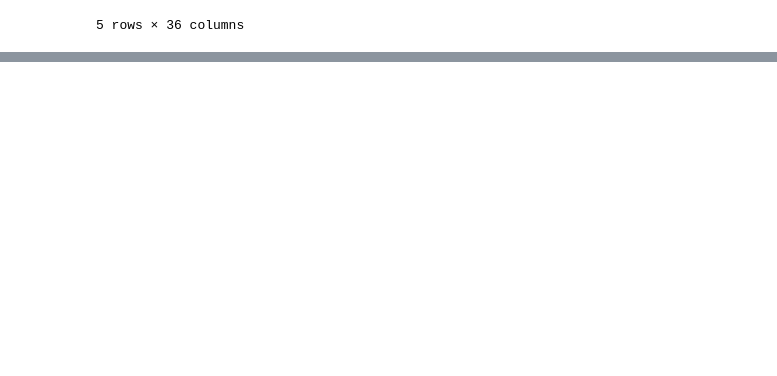
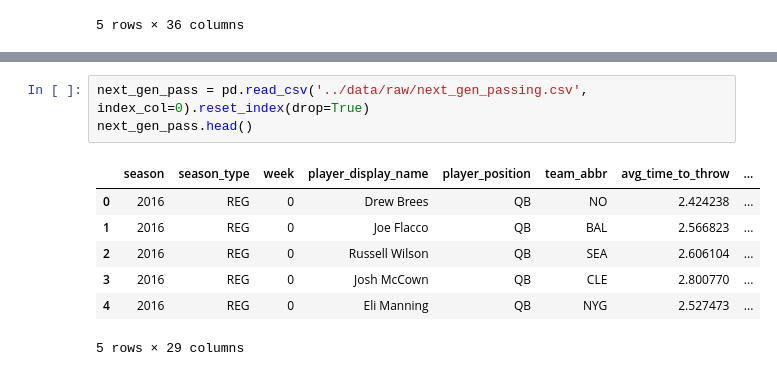
Before and after one commit to alexanderjireland/ff-draft-optimizer, a Jupyter notebook: notebooks/eda.ipynb, the cells around one changed output, grey strips where cells are left out. Drawn from its saved outputs; the diff is of its cells as text; blank space fills up the shorter version.

```diff
--- a/notebooks/eda.ipynb
+++ b/notebooks/eda.ipynb
@@ -348,0 +70,11 @@ rosters.tail()
+# %%
+next_gen_pass = pd.read_csv('../data/raw/next_gen_passing.csv', index_col=0).reset_index(drop=True)
+next_gen_pass.head()
+# %% [output]
+|  | season | season_type | week | player_display_name | player_position | team_abbr | avg_time_to_throw | ... |
+| 0 | 2016 | REG | 0 | Drew Brees | QB | NO | 2.424238 | ... |
+| 1 | 2016 | REG | 0 | Joe Flacco | QB | BAL | 2.566823 | ... |
+| 2 | 2016 | REG | 0 | Russell Wilson | QB | SEA | 2.606104 | ... |
+| 3 | 2016 | REG | 0 | Josh McCown | QB | CLE | 2.800770 | ... |
+| 4 | 2016 | REG | 0 | Eli Manning | QB | NYG | 2.527473 | ... |
+5 rows × 29 columns
```
Also changed, not shown: parts of 23 cells of this notebook.
